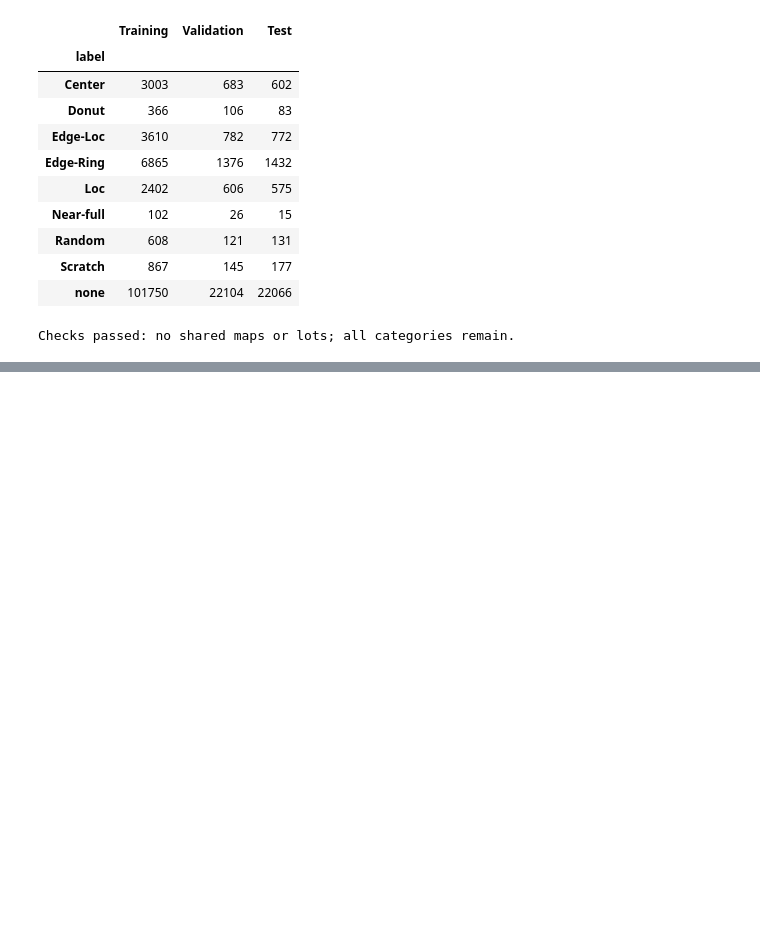
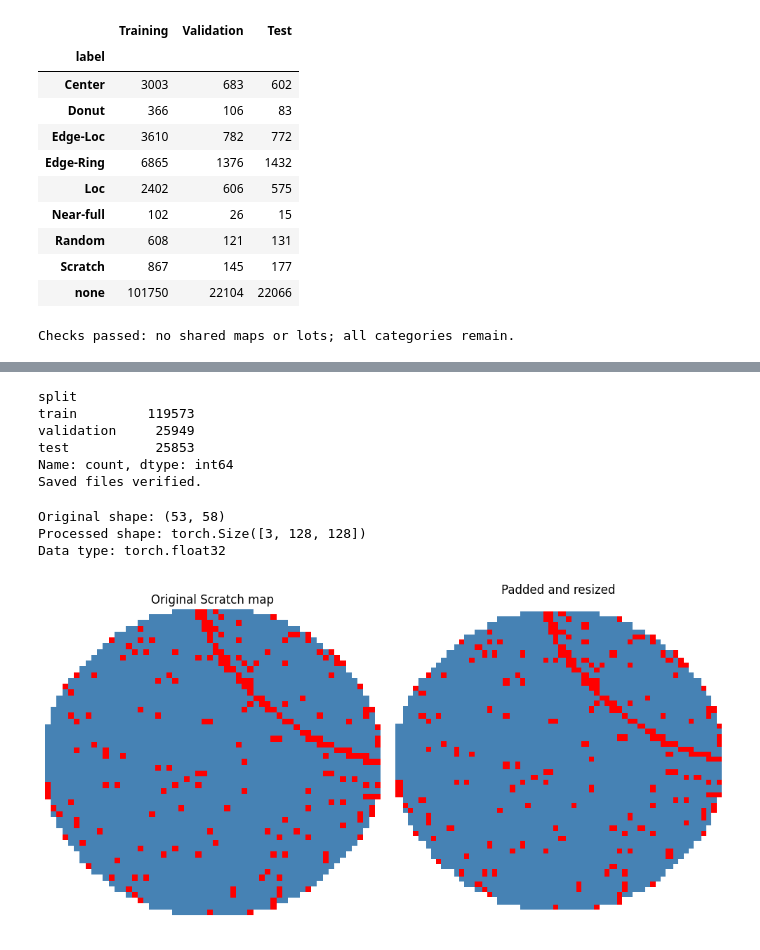
Before and after one commit to DTeklehaymanot/wafer_defect_classification, a Jupyter notebook: wafer_defect_classification.ipynb, the cells around one changed output, grey strips where cells are left out. Saved outputs shown, nothing was run; the diff lists cells and outputs as text; code cells hidden in the pictures; blank space fills up the shorter version.

Commit message:
add wafer preprocessing and PyTorch dataset

```diff
--- a/wafer_defect_classification.ipynb
+++ b/wafer_defect_classification.ipynb
@@ -522,0 +575,22 @@ Checks passed: no shared maps or lots; all categories remain.
+# %%
+saved_manifest = pd.read_csv(
+    manifest_path,
+    keep_default_na=False
+)
+
+with open(mapping_path, "r") as file:
+    saved_mapping = json.load(file)
+
+assert len(saved_manifest) == len(split_manifest)
+assert saved_manifest["source_row"].is_unique
+assert saved_mapping == class_to_idx
+
+print(saved_manifest["split"].value_counts())
+print("Saved files verified.")
+# %% [output]
+split
+train         119573
+validation     25949
+test           25853
+Name: count, dtype: int64
+Saved files verified.
@@ -522,0 +639,47 @@ Checks passed: no shared maps or lots; all categories remain.
+# %%
+# Select the first Scratch wafer from the training data.
+example_row = train_clean.loc[
+    train_clean["label"] == "Scratch"
+].iloc[0]
+
+# Extract its map and apply preprocessing.
+original_map = example_row["waferMap"]
+image_tensor = preprocess_wafer(original_map)
+
+# Display the dimensions and data type.
+print("Original shape:", original_map.shape)
+print("Processed shape:", image_tensor.shape)
+print("Data type:", image_tensor.dtype)
+
+# Check the expected dimensions and numerical validity.
+assert image_tensor.shape == (3, 128, 128)
+assert torch.isfinite(image_tensor).all()
+# %% [output]
+Original shape: (53, 58)
+Processed shape: torch.Size([3, 128, 128])
+Data type: torch.float32
+# %%
+# Undo normalization on the first channel for display.
+display_map = (image_tensor[0] * 0.229 + 0.485) * 2.0
+
+fig, axes = plt.subplots(1, 2, figsize=(10, 5))
+
+axes[0].imshow(
+    original_map, cmap=wafer_colors,
+    vmin=0, vmax=2, interpolation="nearest"
+)
+axes[0].set_title("Original Scratch map")
+
+axes[1].imshow(
+    display_map.numpy(), cmap=wafer_colors,
+    vmin=0, vmax=2, interpolation="nearest"
+)
+axes[1].set_title("Padded and resized")
+
+for ax in axes:
+    ax.axis("off")
+
+plt.tight_layout()
+plt.show()
+# %% [output]
+[figure, added]
```
Also changed, not shown: parts of 8 cells of this notebook.
